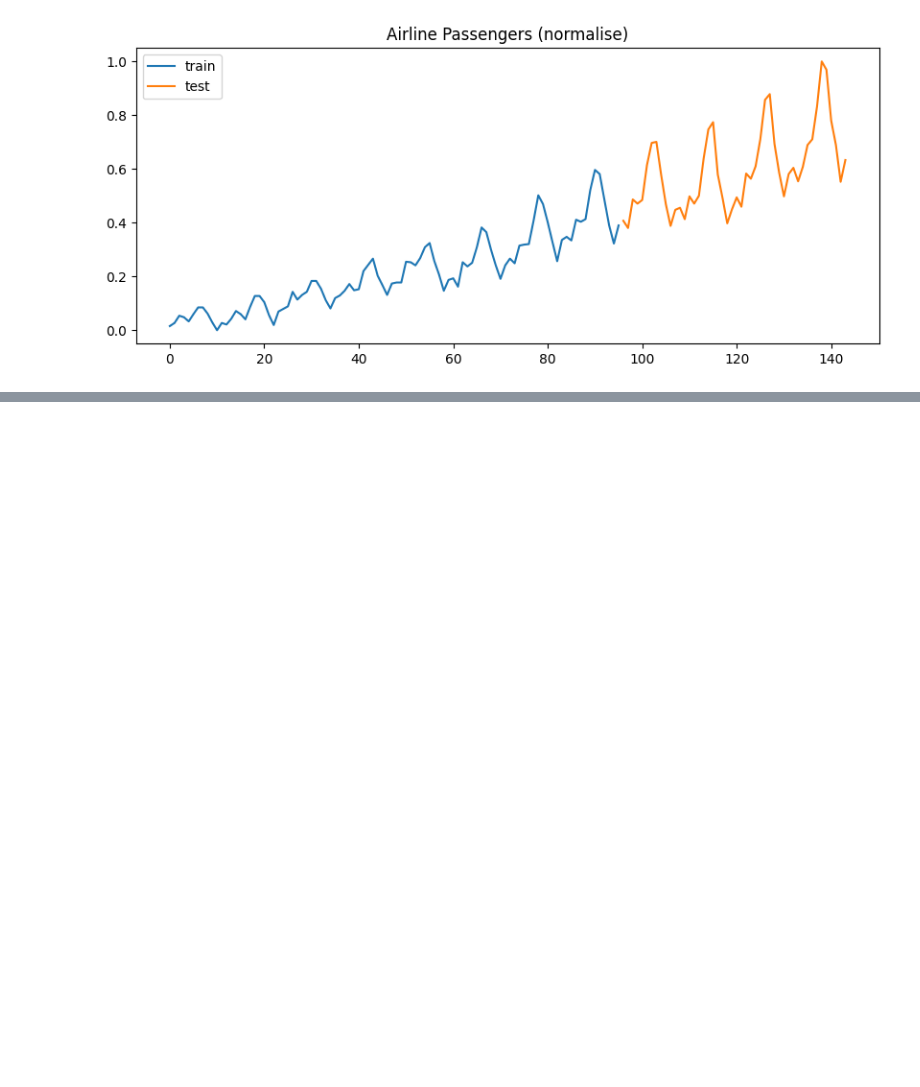
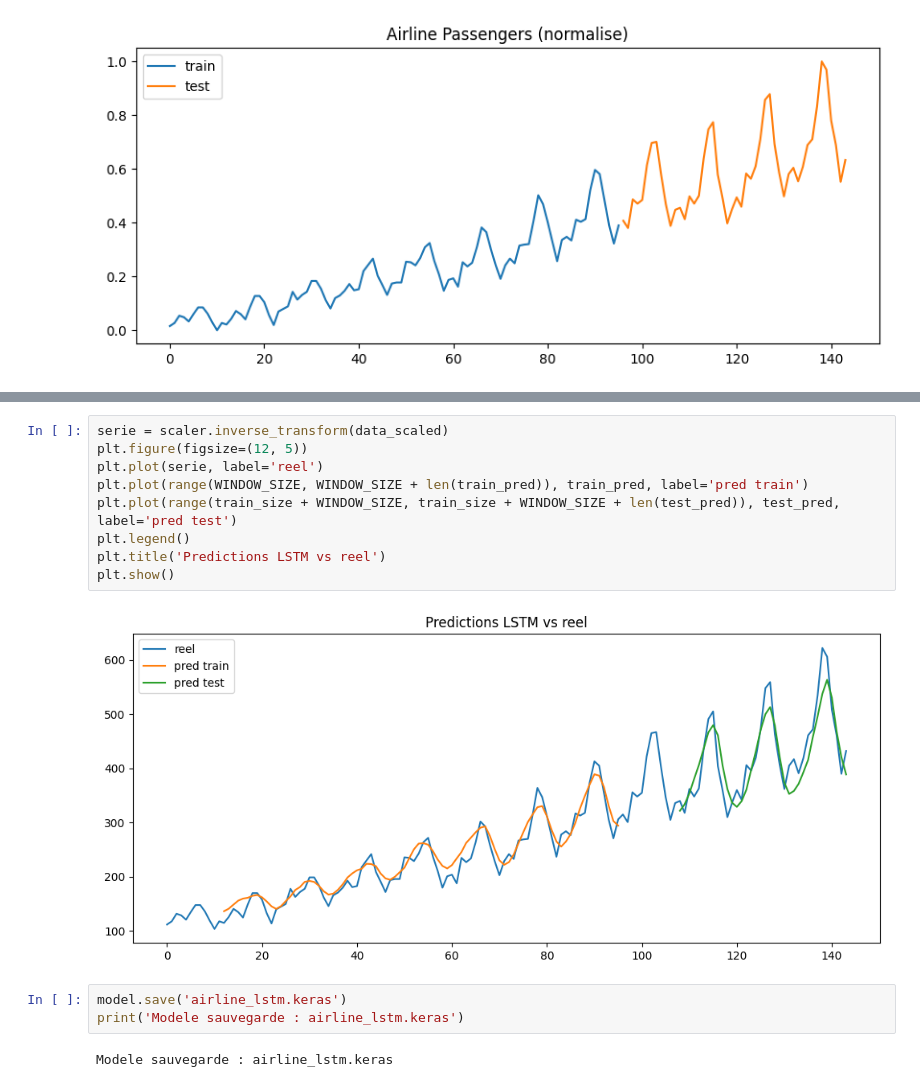
Before and after one commit to TheoKraichette/deeplearning-j4-rnn-lstm-gru-KRAICHETTE-Theo, a Jupyter notebook: airline_passengers.ipynb, the cells around one changed output, grey strips where cells are left out. Saved outputs shown, nothing was run; the diff lists cells and outputs as text; blank space fills up the shorter version.

```diff
--- a/airline_passengers.ipynb
+++ b/airline_passengers.ipynb
@@ -58,0 +126,16 @@ plt.show()
+# %%
+serie = scaler.inverse_transform(data_scaled)
+plt.figure(figsize=(12, 5))
+plt.plot(serie, label='reel')
+plt.plot(range(WINDOW_SIZE, WINDOW_SIZE + len(train_pred)), train_pred, label='pred train')
+plt.plot(range(train_size + WINDOW_SIZE, train_size + WINDOW_SIZE + len(test_pred)), test_pred, label='pred test')
+plt.legend()
+plt.title('Predictions LSTM vs reel')
+plt.show()
+# %% [output]
+[figure, added]
+# %%
+model.save('airline_lstm.keras')
+print('Modele sauvegarde : airline_lstm.keras')
+# %% [output]
+Modele sauvegarde : airline_lstm.keras
```
Also changed, not shown: parts of 7 cells of this notebook, 1 other file.
